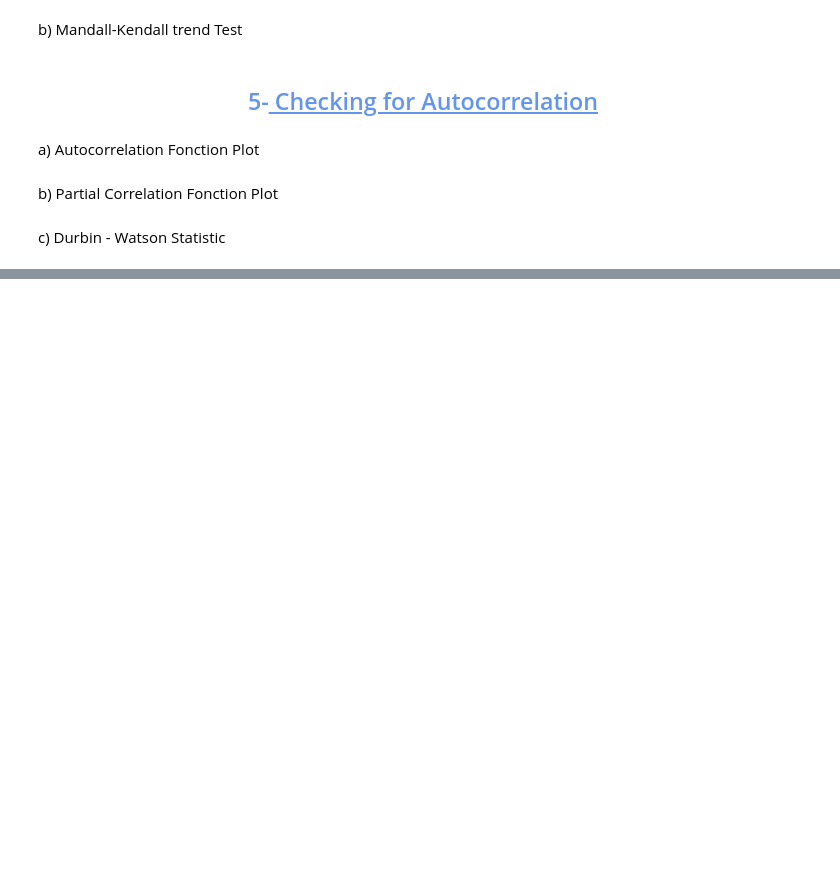
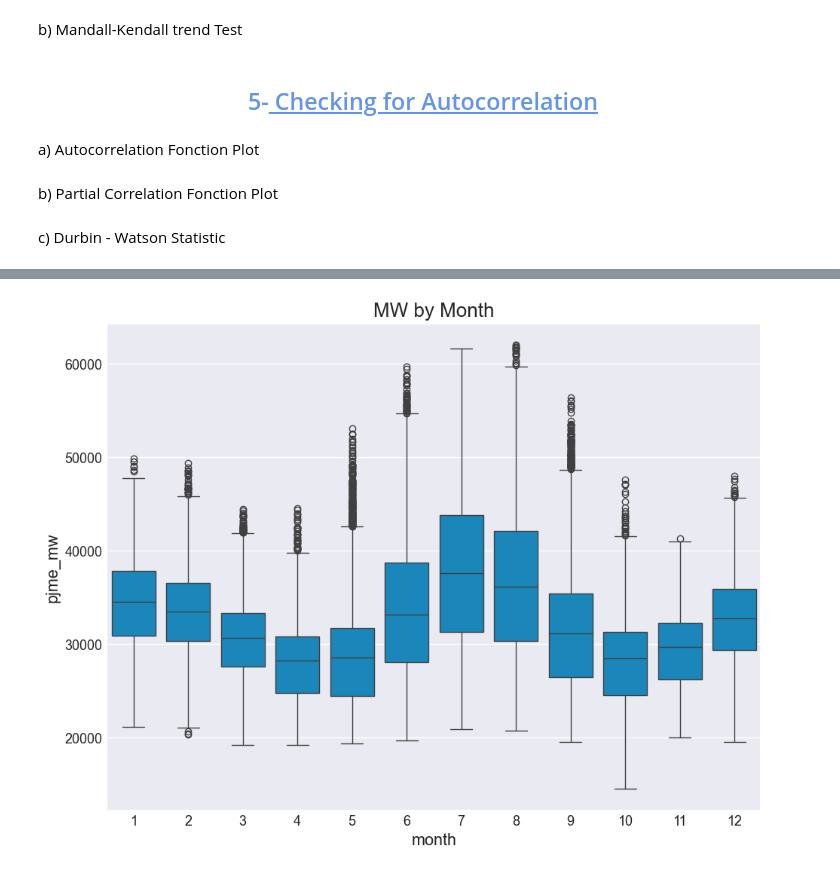
Before and after one commit to Pollybs/energy_consumption_time_series, a Jupyter notebook: energy_consumption_time_sries_forecasting.ipynb, the cells around one changed output, grey strips where cells are left out. Cells and saved outputs as stored; diff of their text form; code cells hidden in the pictures; blank space fills up the shorter version.

```diff
--- a/energy_consumption_time_sries_forecasting.ipynb
+++ b/energy_consumption_time_sries_forecasting.ipynb
@@ -199,0 +256,7 @@ c) Durbin - Watson Statistic
+# %%
+fig, ax = plt.subplots(figsize=(10, 8))
+sns.boxplot(data=df2, x='month', y='pjme_mw')
+ax.set_title('MW by Month')
+plt.show()
+# %% [output]
+[figure, added]
```
Also changed, not shown: parts of 13 cells of this notebook.
